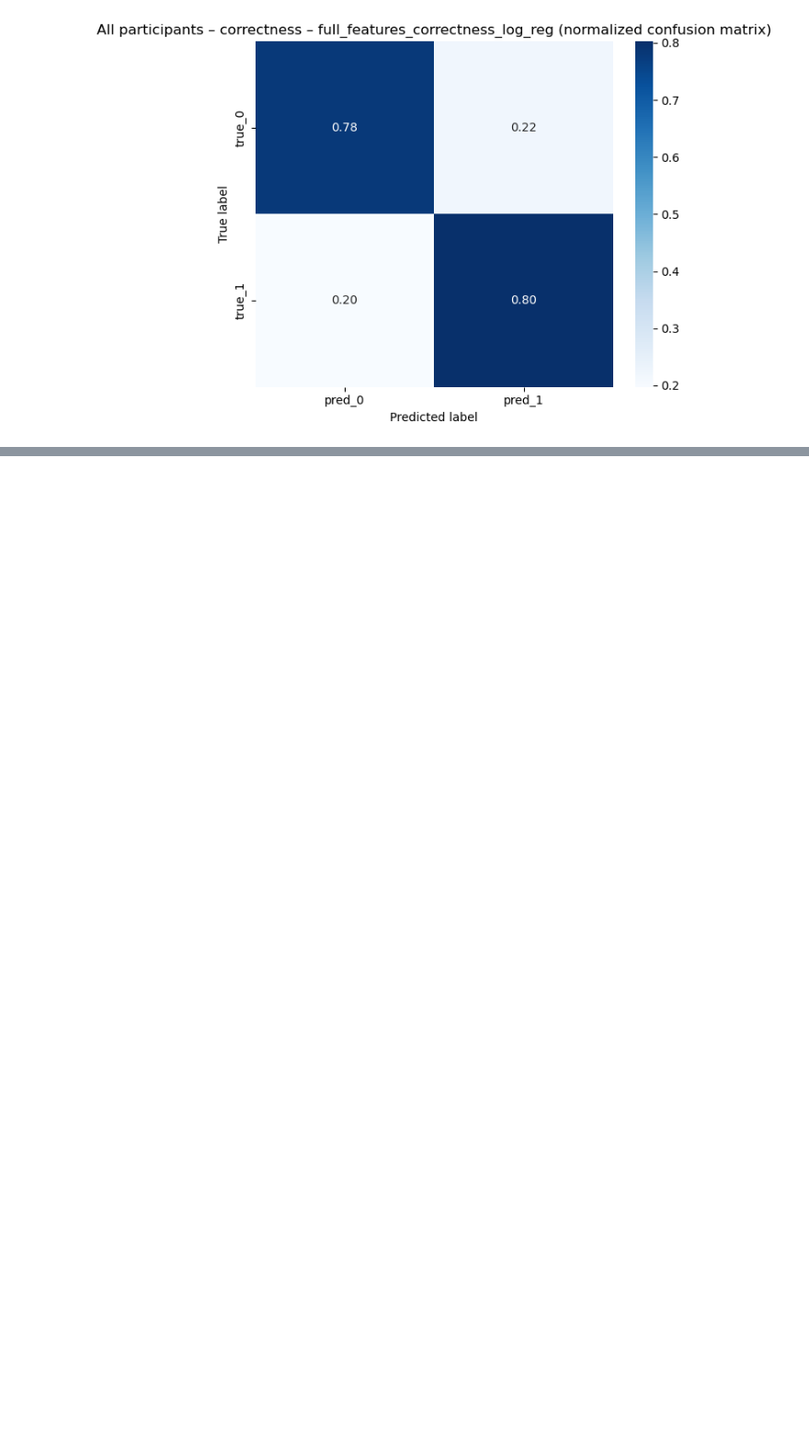
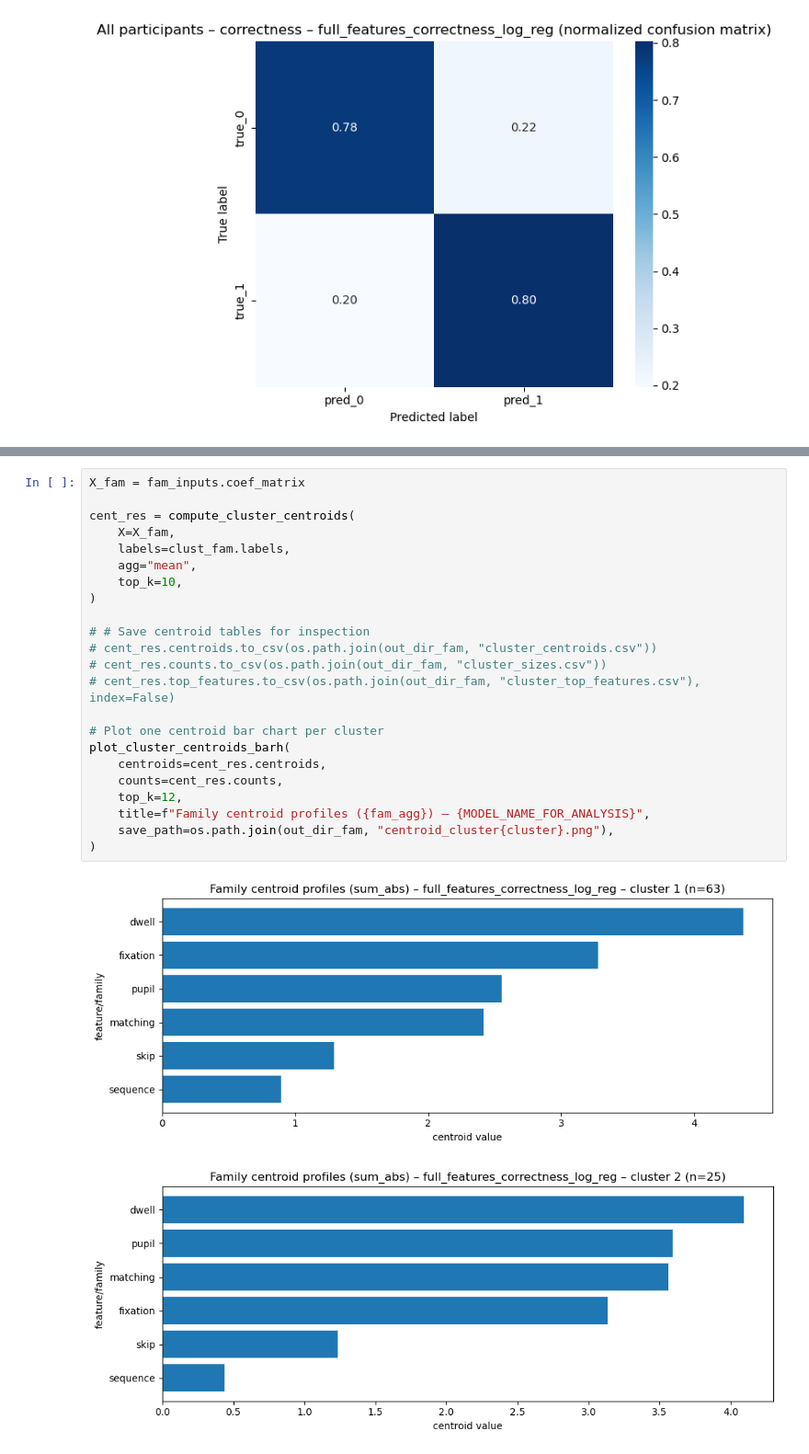
Before and after one commit to Mormorfor/QA_eyetracking, a Jupyter notebook: notebooks/answer_corr_prediction.ipynb, the cells around one changed output, grey strips where cells are left out. Shown at 92% size. Drawn from its saved outputs; the diff is of its cells as text; blank space fills up the shorter version.

```diff
--- a/notebooks/answer_corr_prediction.ipynb
+++ b/notebooks/answer_corr_prediction.ipynb
@@ -266,0 +379,26 @@ cophenetic correlation: 0.3341593268996665
+# %%
+X_fam = fam_inputs.coef_matrix
+
+cent_res = compute_cluster_centroids(
+    X=X_fam,
+    labels=clust_fam.labels,
+    agg="mean",
+    top_k=10,
+)
+
+# # Save centroid tables for inspection
+# cent_res.centroids.to_csv(os.path.join(out_dir_fam, "cluster_centroids.csv"))
+# cent_res.counts.to_csv(os.path.join(out_dir_fam, "cluster_sizes.csv"))
+# cent_res.top_features.to_csv(os.path.join(out_dir_fam, "cluster_top_features.csv"), index=False)
+
+# Plot one centroid bar chart per cluster
+plot_cluster_centroids_barh(
+    centroids=cent_res.centroids,
+    counts=cent_res.counts,
+    top_k=12,
+    title=f"Family centroid profiles ({fam_agg}) – {MODEL_NAME_FOR_ANALYSIS}",
+    save_path=os.path.join(out_dir_fam, "centroid_cluster{cluster}.png"),
+)
+# %% [output]
+[figure, added]
+[figure, added]
```
Also changed, not shown: parts of 23 cells of this notebook, 43 other files.
